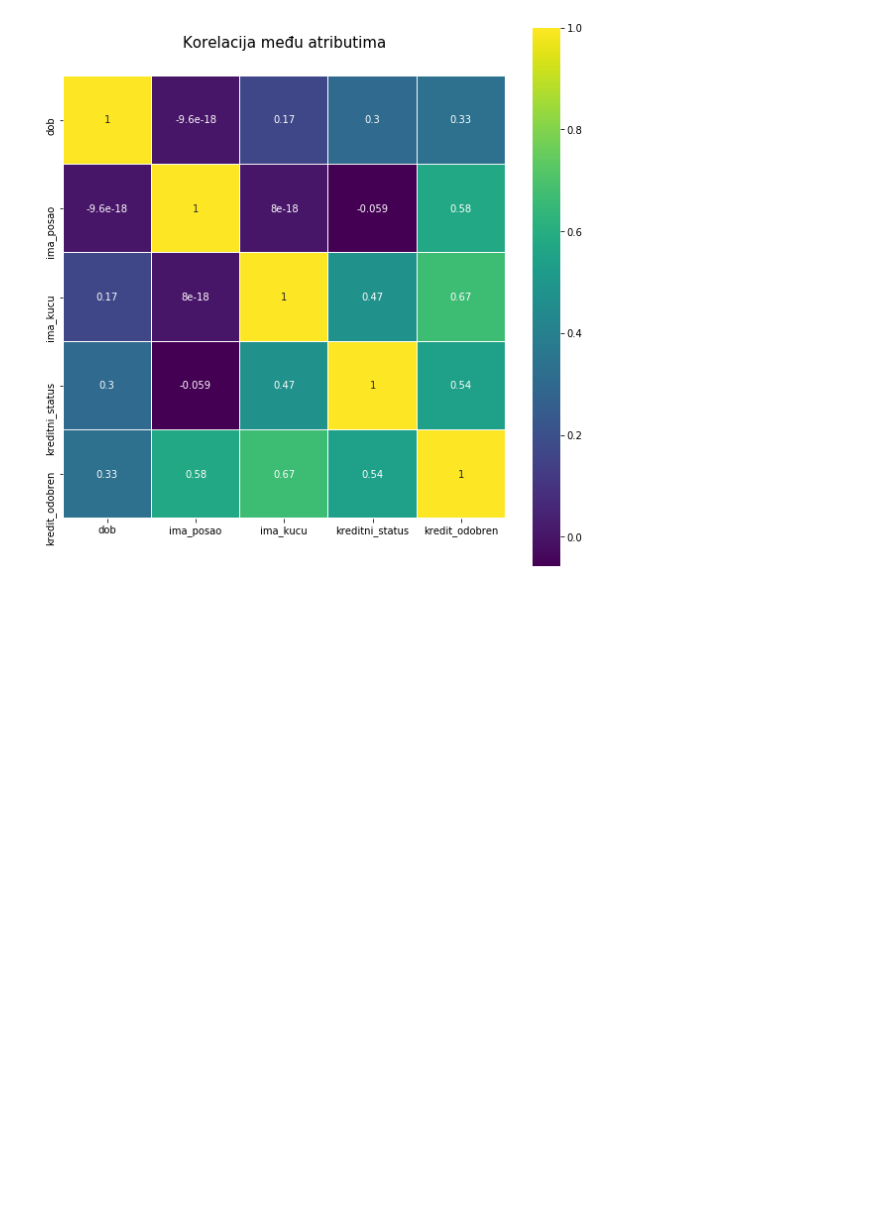
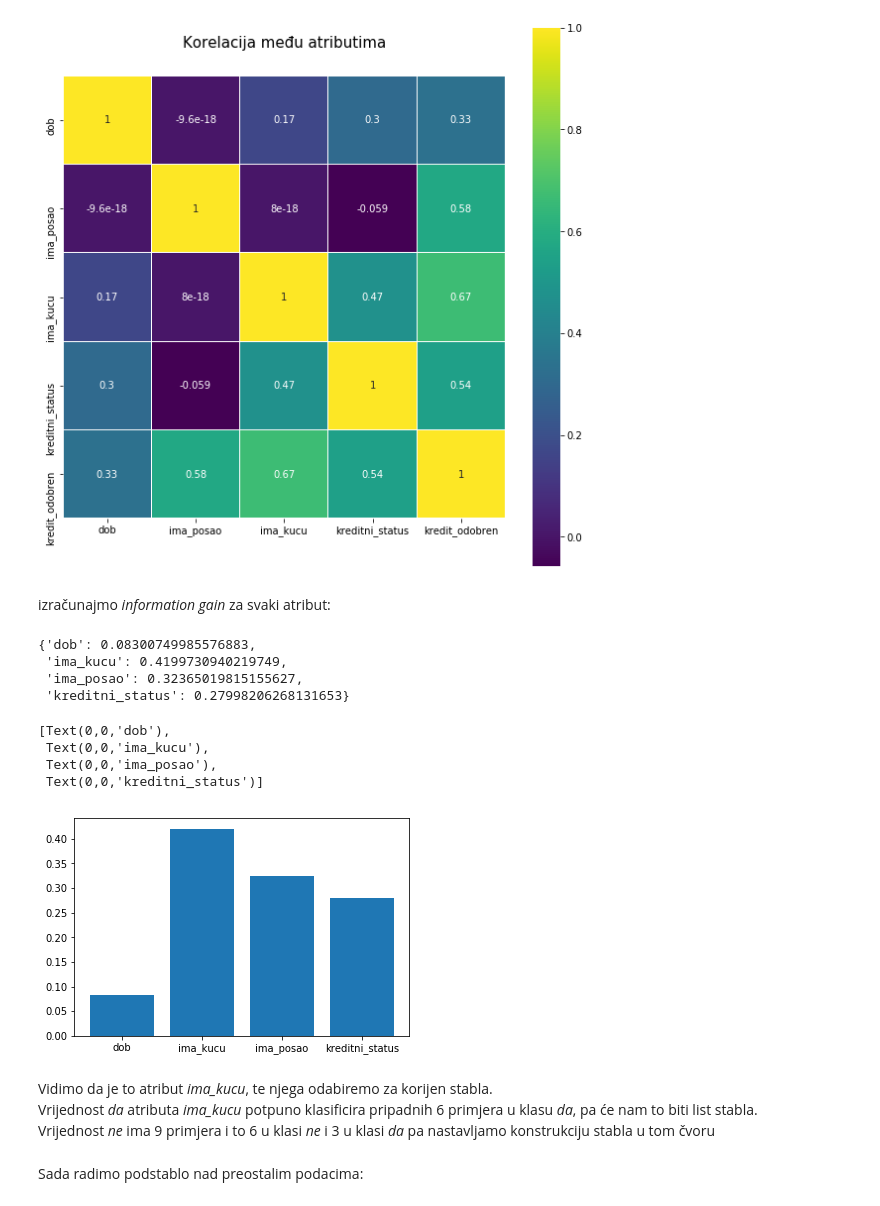
Before and after one commit to tsmetko/Matematicki-softver, a Jupyter notebook: stablo.ipynb, the cells around one changed output. Drawn from its saved outputs; the diff is of its cells as text; code cells hidden in the pictures; blank space fills up the shorter version.

Commit message:
određivanje stabla na primjeru

```diff
--- a/stablo.ipynb
+++ b/stablo.ipynb
@@ -154,3 +154,30 @@ sb.heatmap(df.astype(float).corr(),linewidths=0.1,vmax=1.0, square=True, cmap=co
 # %% [output]
 <matplotlib.axes._subplots.AxesSubplot at 0x...>
 [figure]
+# %% [markdown]
+izračunajmo *information gain* za svaki atribut:
+# %%
+inf_gain = {x: information_gain(df, x, 'kredit_odobren') for x in ['dob', 'ima_kucu', 'ima_posao', 'kreditni_status']}
+inf_gain
+# %% [output]
+{'dob': 0.08300749985576883,
+ 'ima_kucu': 0.4199730940219749,
+ 'ima_posao': 0.32365019815155627,
+ 'kreditni_status': 0.27998206268131653}
+# %%
+fig1, ax1 = plt.subplots()
+ax1.bar(range(len(inf_gain)), list(inf_gain.values()), align='center')
+ax1.set_xticks(range(len(inf_gain)))
+ax1.set_xticklabels(list(inf_gain.keys()))
+# %% [output]
+[Text(0,0,'dob'),
+ Text(0,0,'ima_kucu'),
+ Text(0,0,'ima_posao'),
+ Text(0,0,'kreditni_status')]
+[figure, added]
+# %% [markdown]
+Vidimo da je to atribut *ima_kucu*, te njega odabiremo za korijen stabla. <br>
+Vrijednost *da* atributa *ima_kucu* potpuno klasificira pripadnih 6 primjera u klasu *da*, pa će nam to biti list stabla.<br>
+Vrijednost *ne* ima 9 primjera i to 6 u klasi *ne* i 3 u klasi *da* pa nastavljamo konstrukciju stabla u tom čvoru
+# %% [markdown]
+Sada radimo podstablo nad preostalim podacima:
```
Also changed, not shown: parts of 6 cells of this notebook.
